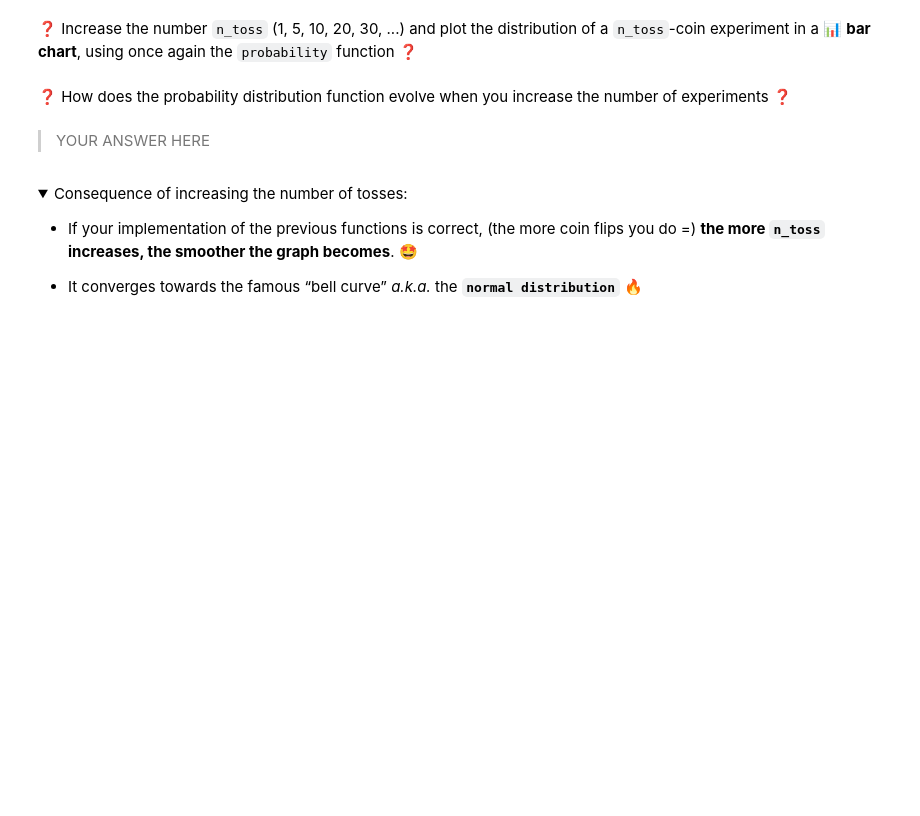
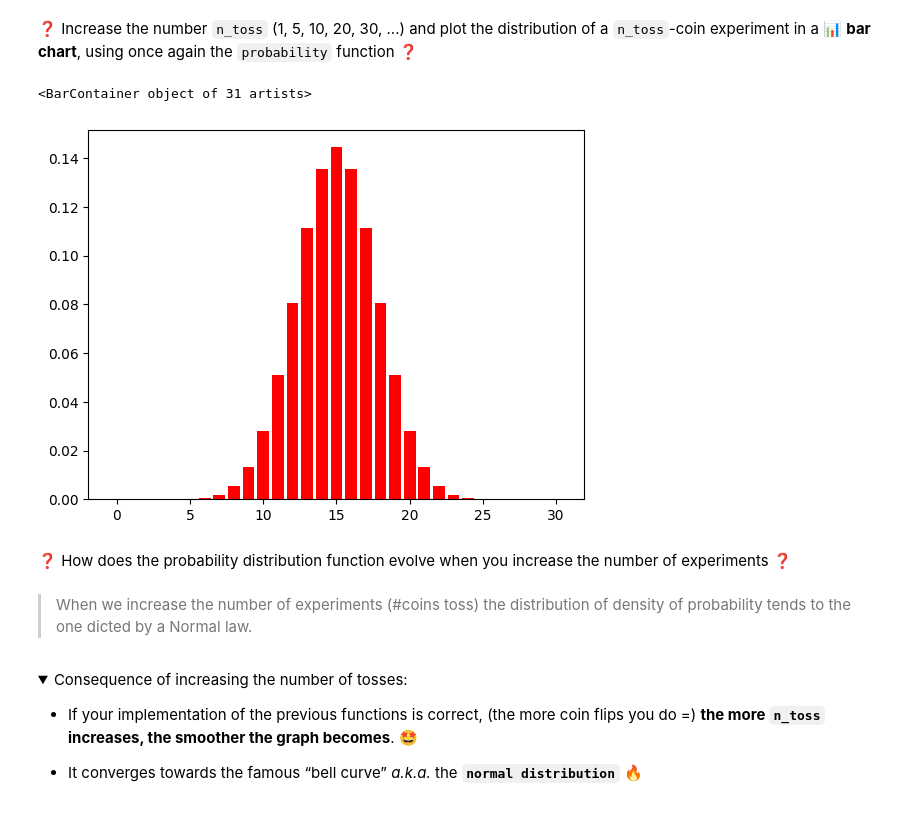
Before and after one commit to antoinelugol/data-random-variables, a Jupyter notebook: random_variables.ipynb, the cells around one changed output. Drawn from its saved outputs; the diff is of its cells as text; code cells hidden in the pictures; folded sections open; blank space fills up the shorter version.

```diff
--- a/random_variables.ipynb
+++ b/random_variables.ipynb
@@ -278,7 +283,17 @@ $$ \large \mathbb{P} (X = k ) = \frac{\binom{n}{k}}{2^n} $$
+# %%
+n_toss = 30
+p = probability(n_toss)
+x = [key for key in p]
+y = [p[key] for key in p]
+y
+plt.bar(x, y, color='Red')
+# %% [output]
+<BarContainer object of 31 artists>
+[figure, added]
 # %% [markdown]
 ❓ How does the probability distribution function evolve when you increase the number of experiments  ❓
-# %% [markdown]
-> YOUR ANSWER HERE
+# %% [markdown]
+> When we increase the number of experiments (#coins toss) the distribution of density of probability tends to the one dicted by a Normal law.
 # %% [markdown]
 <details>
     <summary>Consequence of increasing the number of tosses:</summary>
```
Also changed, not shown: parts of 8 cells of this notebook.
